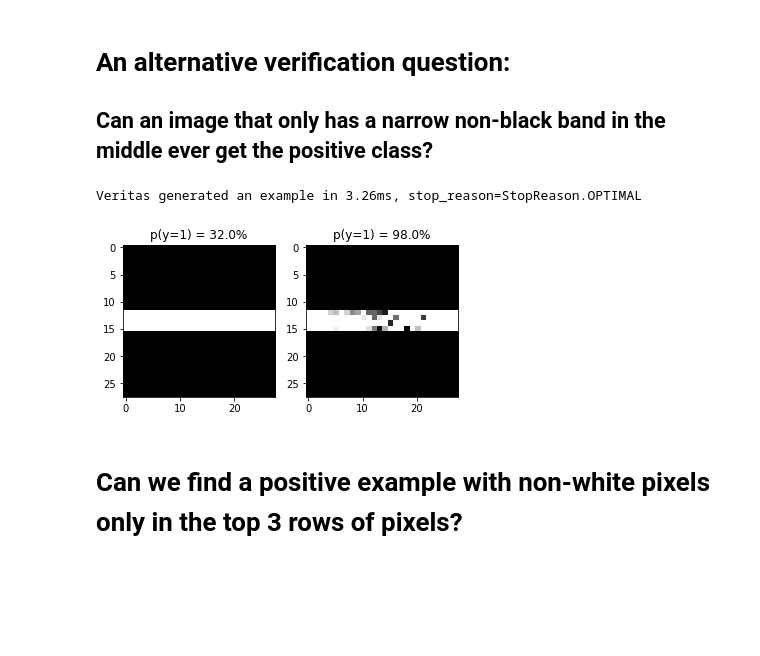
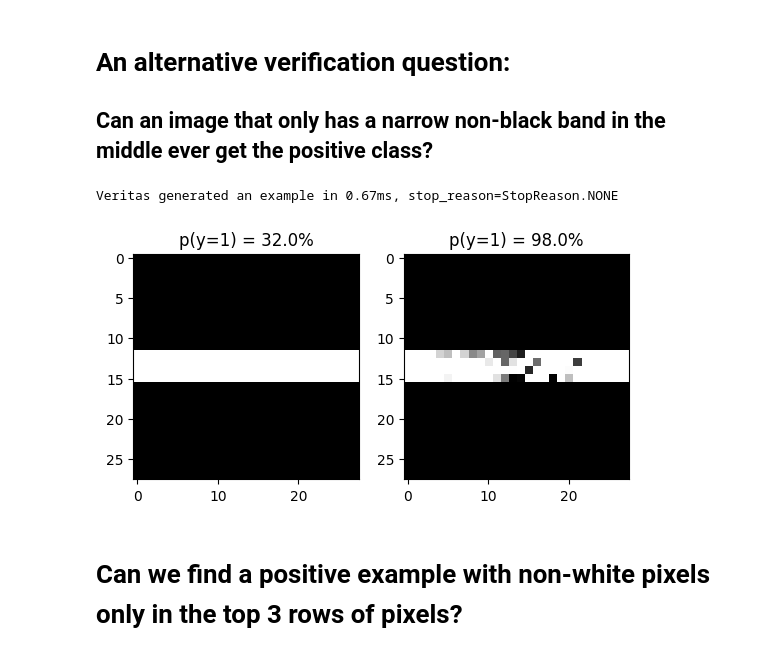
Before and after one commit to laudv/veritas, a Jupyter notebook: examples/mnist.ipynb, the cells around one changed output. Cells and saved outputs as stored; diff of their text form; code cells hidden in the pictures; blank space fills up the shorter version.

```diff
--- a/examples/mnist.ipynb
+++ b/examples/mnist.ipynb
@@ -67,4 +67,4 @@ subset = xtest0[rng.choice(range(xtest0.shape[0]), number_of_adv_examples), :]
 eps = 10
 # %%
 feat2id = lambda s: int(s[1:])
-at = veritas.addtree_from_xgb_model(model, feat2id)
+at = veritas.get_addtree(model)
@@ -124,39 +129,41 @@ for i, res in enumerate(adv_examples):
 # %%
 blackband = np.zeros(28*28)
 blackband[0:28*12] = 255.0
 blackband[28*16:] = 255.0
 
-anything = veritas.Domain(0.0, 255.0)
-black = veritas.Domain.inclusive(255.0, 255.0)
+anything = veritas.Interval(0.0, 255.0)
+black = veritas.Interval(255.0, 255.0)
 
-s = veritas.Search.max_output(at)
-s.prune([black if x>0 else anything for x in blackband])
-s.stop_when_upper_less_than = 0.0
+config = veritas.Config(veritas.HeuristicType.MAX_OUTPUT)
+config.ignore_state_when_worse_than = 0.0
+
+prune_box = [black if x>0 else anything for x in blackband]
+search = config.get_search(at, prune_box)
 
 tstart = time.time()
-while s.num_solutions() == 0:
-    stop_reason = s.steps(100)
+while search.num_solutions() == 0:
+    stop_reason = search.steps(100)
     if stop_reason == veritas.StopReason.NO_MORE_OPEN:
         break
 tstop = time.time()
 
 print(f"Veritas generated an example in {1000*(tstop-tstart):.2f}ms, stop_reason={stop_reason}")
 
-sol = s.get_solution(0)
-generated = veritas.get_closest_example(sol, blackband)
+sol = search.get_solution(0)
+generated = veritas.get_closest_example(sol, blackband, eps=1e-3)
 
-prob_blackband = at.predict_proba(blackband)[0]
-prob_generated = at.predict_proba(generated)[0]
+prob_blackband = at.predict(blackband)[0,0]
+prob_generated = at.predict(generated)[0,0]
 
 fig, ax = plt.subplots(1, 2)
 ax[0].imshow(blackband.reshape((28, 28)), cmap="binary")
 ax[0].set_title(f"p(y=1) = {prob_blackband*100:.1f}%")
 ax[1].imshow(generated.reshape((28, 28)), cmap="binary")
 ax[1].set_title(f"p(y=1) = {prob_generated*100:.1f}%")
 plt.show()
 # %% [output]
-Veritas generated an example in 3.26ms, stop_reason=StopReason.OPTIMAL
+Veritas generated an example in 0.67ms, stop_reason=StopReason.NONE
-[figure, old version]
+[figure, new version]
 # %% [markdown]
 # Can we find a positive example with non-white pixels only in the top 3 rows of pixels?
 # %%
```
Also changed, not shown: parts of 5 cells of this notebook.
